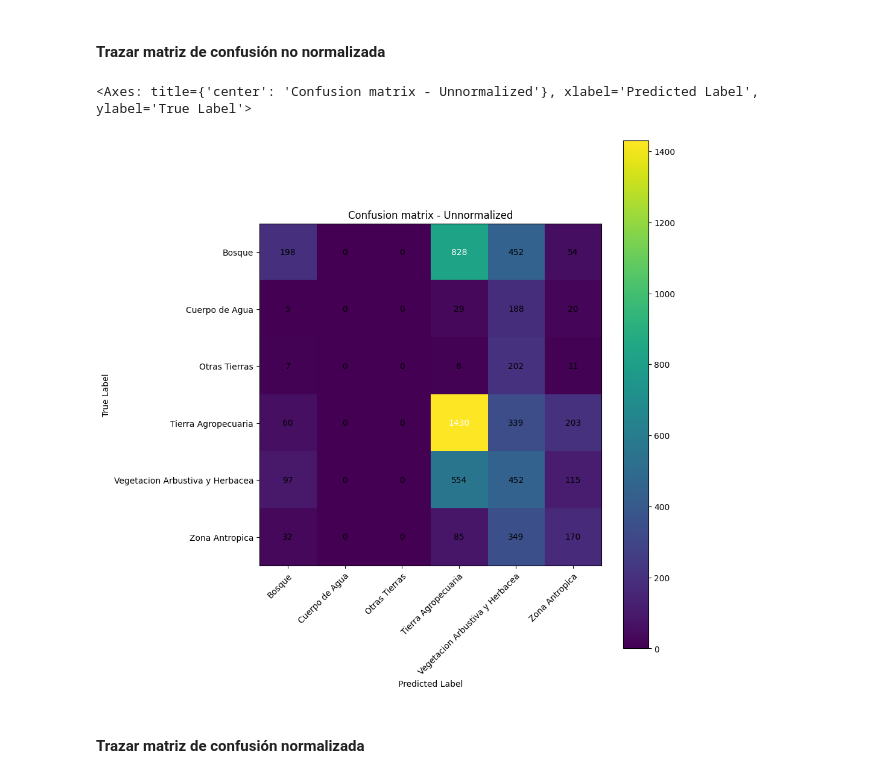
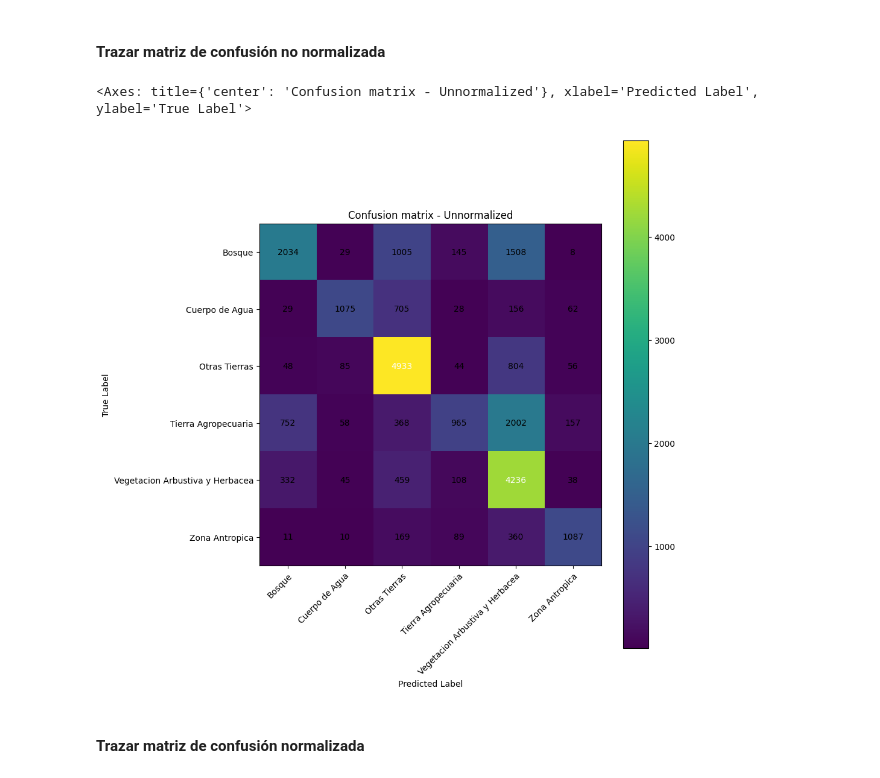
Before and after one commit to steven-martinez-c/soil_desertification, a Jupyter notebook: notebooks/6_train_model_landsat.ipynb, the cells around one changed output. Drawn from its saved outputs; the diff is of its cells as text; code cells hidden in the pictures.

```diff
--- a/notebooks/6_train_model_landsat.ipynb
+++ b/notebooks/6_train_model_landsat.ipynb
@@ -478,25 +658,26 @@ class EarlyStopping(tf.keras.callbacks.Callback):
             self.model.stop_training = True
 # %%
-early_stopping = EarlyStopping()
-tensorboard = TensorBoard(log_dir='../reports/landsat/v1/logs')
-checkpoint = ModelCheckpoint('../models/v1/landsat.h5', monitor='accuracy', verbose=1, save_best_only=True, mode='max')
+accuracy_callback = CreateAccuracyCallback()
+early_stopping = EarlyStopping(monitor='val_loss', patience=5, restore_best_weights=True)
+tensorboard = TensorBoard(log_dir='../reports/landsat/v4/logs')
+checkpoint = ModelCheckpoint('../models/v4/landsat.h5', monitor='accuracy', verbose=1, save_best_only=True, mode='max')
 # %%
 history = model.fit(
     next(TileController(landsat_datasets,
         dataset_labels,
-        tile_side,
-        tile_side,
+        tile_size,
+        tile_size,
         train_px,
         batch_size)),
     steps_per_epoch=len(train_px) // batch_size // steps_division_factor, epochs=epochs, verbose=1,
     validation_data=next(
     TileController(landsat_datasets,
         dataset_labels,
-        tile_side,
-        tile_side,
+        tile_size,
+        tile_size,
         val_px,
         batch_size)),
     validation_steps=len(val_px) // batch_size,
-    callbacks=[checkpoint, early_stopping, tensorboard]
+    callbacks=[accuracy_callback, early_stopping, checkpoint, tensorboard]
 )
 # %% [output]
@@ -549,7 +730,12 @@ dict_keys(['loss', 'accuracy', 'val_loss', 'val_accuracy'])
 predictions = model.predict(
     next(
         TileController(
-            landsat_datasets, dataset_labels, tile_side, tile_side, val_px, batch_size
+            landsat_datasets,
+            dataset_labels,
+            tile_size,
+            tile_size,
+            val_px,
+            batch_size
         )
     ),
     steps=len(val_px) // batch_size,
@@ -560,7 +746,12 @@ predictions = model.predict(
 # %%
 eval_generator = next(
     TileController(
-        landsat_datasets, dataset_labels, tile_side, tile_side, val_px, batch_size=1
+        landsat_datasets,
+        dataset_labels,
+        tile_size,
+        tile_size,
+        val_px,
+        batch_size=1
     )
 )
 # %%
@@ -584,13 +775,14 @@ np.set_printoptions(precision=2)
 # %%
 plot_confusion_matrix(
     label_index,
     pred_index,
     class_dict=class_names,
     title='Confusion matrix - Unnormalized',
+    normalize=False
 )
 # %% [output]
 <Axes: title={'center': 'Confusion matrix - Unnormalized'}, xlabel='Predicted Label', ylabel='True Label'>
-[figure, old version]
+[figure, new version]
 # %% [markdown]
 #### Trazar matriz de confusión normalizada
 # %%
```
Also changed, not shown: parts of 36 cells of this notebook, 6 other files.
